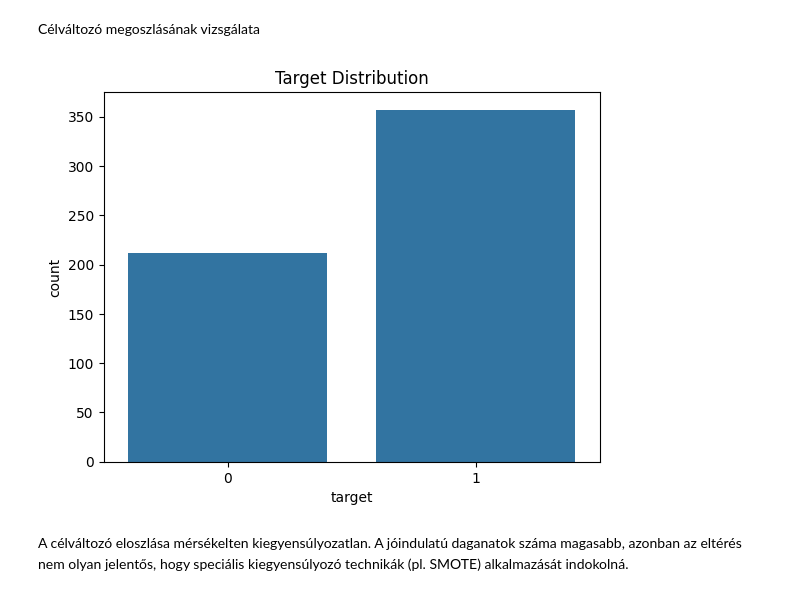
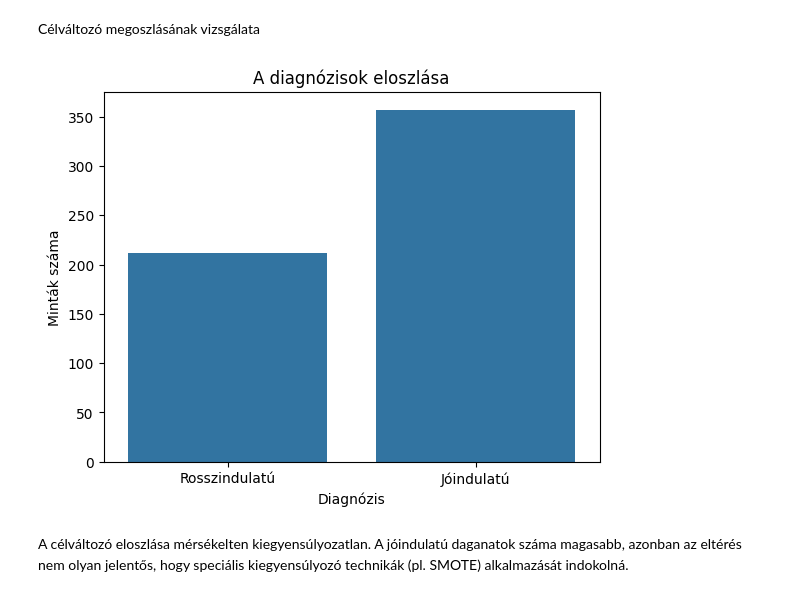
Before and after one commit to RaczNikoletta/Artificial-intelligence, a Jupyter notebook: PE_SupervisedML/beadando.ipynb, the cells around one changed output. Cells and saved outputs as stored; diff of their text form; code cells hidden in the pictures.

```diff
--- a/PE_SupervisedML/beadando.ipynb
+++ b/PE_SupervisedML/beadando.ipynb
@@ -81,11 +81,18 @@ Nincs szükség kategóriaváltozók átalakítására
 # %% [markdown]
 Célváltozó megoszlásának vizsgálata
 # %%
-sns.countplot(x=df["target"])
+ax = sns.countplot(x=df["target"])
 
-plt.title("Target Distribution")
+ax.set_xticklabels(
+    ["Rosszindulatú", "Jóindulatú"]
+)
+
+plt.xlabel("Diagnózis")
+plt.ylabel("Minták száma")
+plt.title("A diagnózisok eloszlása")
+
 plt.show()
 # %% [output]
-[figure, old version]
+[figure, new version]
 # %% [markdown]
 A célváltozó eloszlása mérsékelten kiegyensúlyozatlan. A jóindulatú daganatok száma magasabb, azonban az eltérés nem olyan jelentős, hogy speciális kiegyensúlyozó technikák (pl. SMOTE) alkalmazását indokolná.
```
